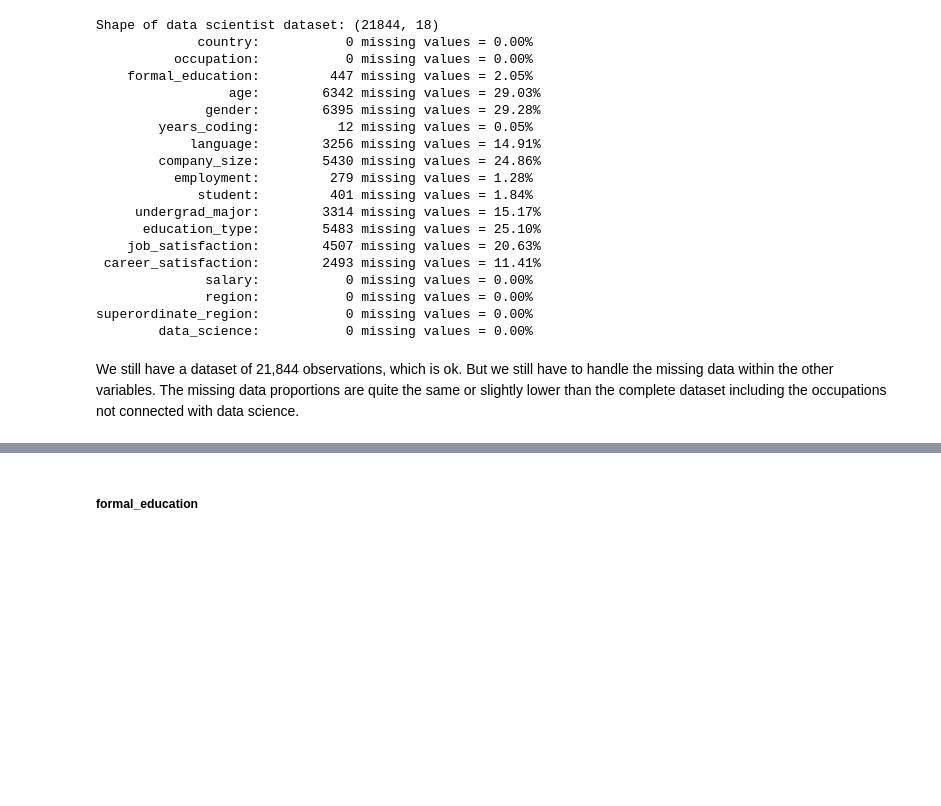
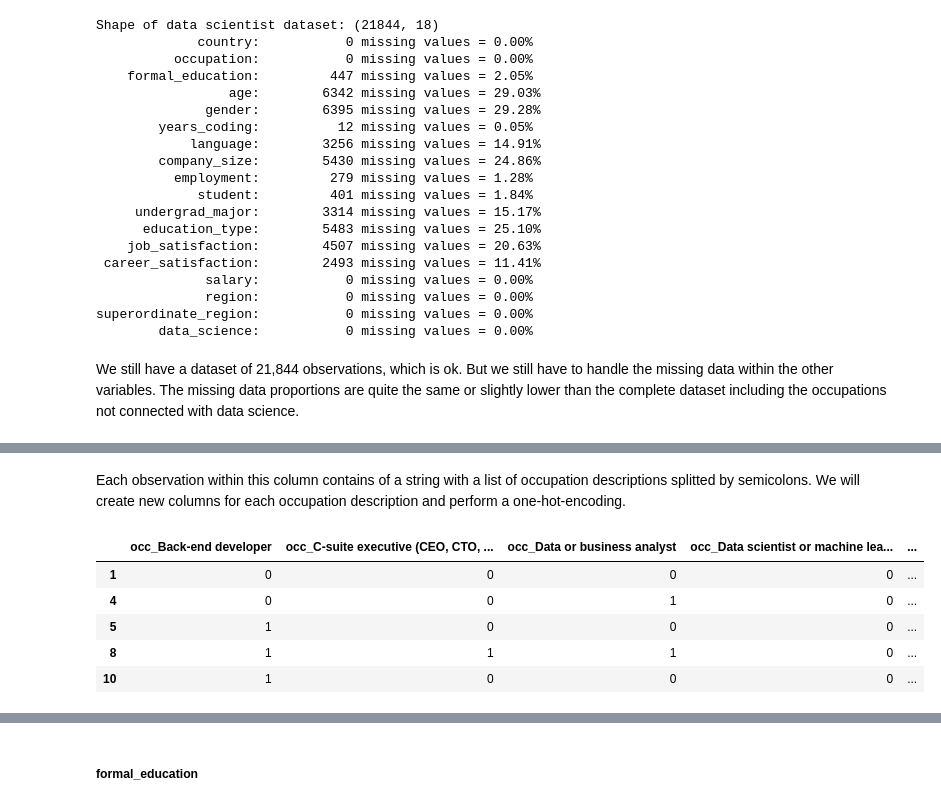
Before and after one commit to oliverkroening/Udacity_DSND_Project04, a Jupyter notebook: Data_Science_Europe.ipynb, the cells around one changed output, grey strips where cells are left out. Drawn from its saved outputs; the diff is of its cells as text; code cells hidden in the pictures; blank space fills up the shorter version.

```diff
--- a/Data_Science_Europe.ipynb
+++ b/Data_Science_Europe.ipynb
@@ -731,0 +758,2 @@ We still have a dataset of 21,844 observations, which is ok. But we still have t
+# %% [markdown]
+Each observation within this column contains of a string with a list of occupation descriptions splitted by semicolons. We will create new columns for each occupation description and perform a one-hot-encoding.
@@ -731,0 +763,12 @@ We still have a dataset of 21,844 observations, which is ok. But we still have t
+# %%
+# add prefix to column names to identify them in further steps
+occupation_df = occupation_df.add_prefix('occ_')
+# show sample of new dataframe
+occupation_df.head()
+# %% [output]
+|  | occ_Back-end developer | occ_C-suite executive (CEO, CTO, ... | occ_Data or business analyst | occ_Data scientist or machine lea... | ... |
+| 1 | 0 | 0 | 0 | 0 | ... |
+| 4 | 0 | 0 | 1 | 0 | ... |
+| 5 | 1 | 0 | 0 | 0 | ... |
+| 8 | 1 | 1 | 1 | 0 | ... |
+| 10 | 1 | 0 | 0 | 0 | ... |
```
Also changed, not shown: parts of 10 cells of this notebook.
